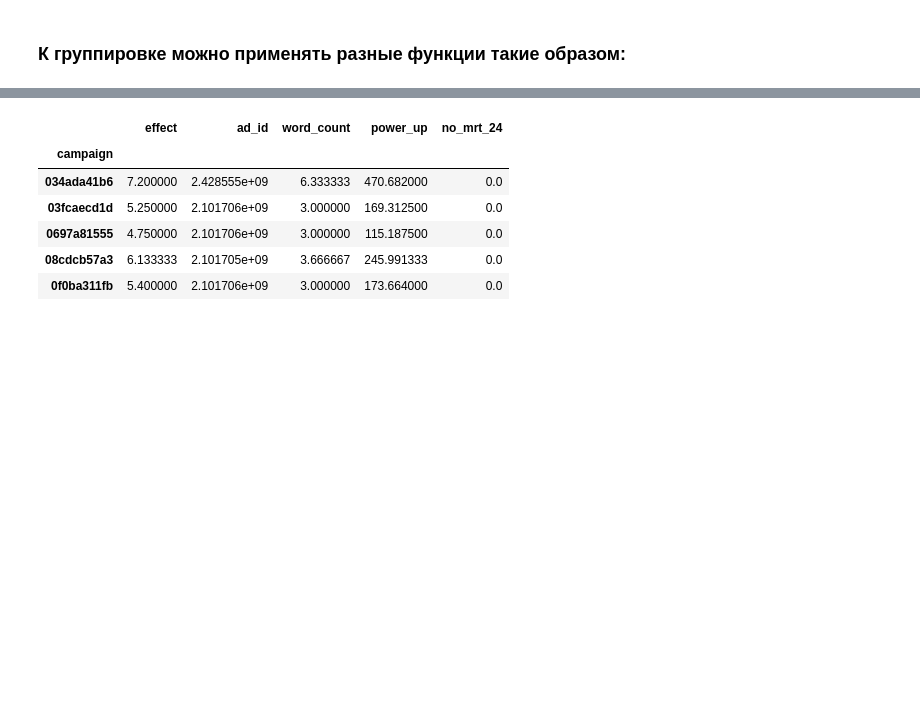
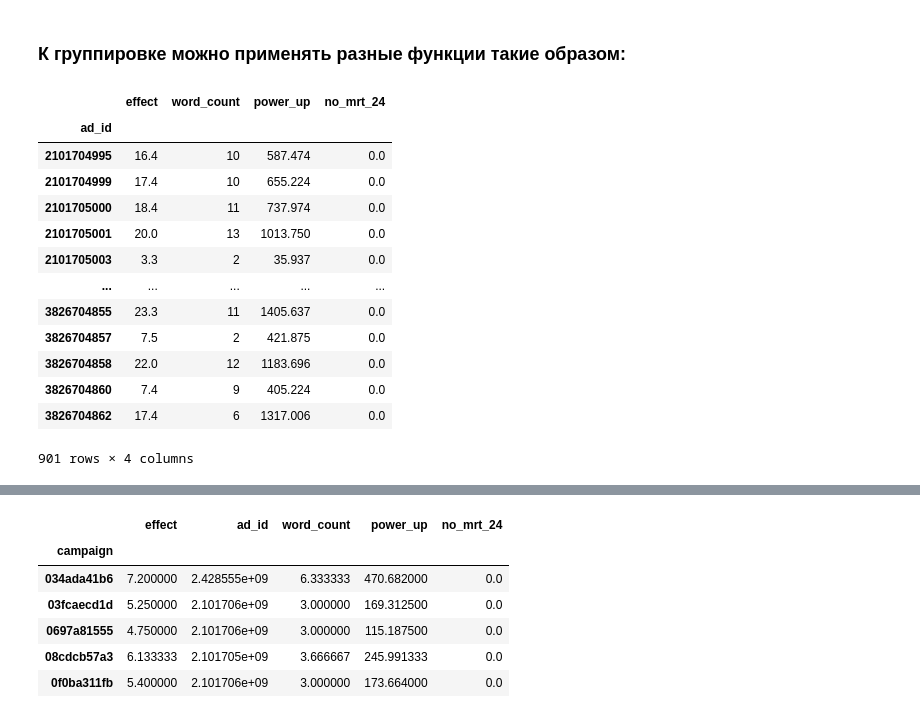
Before and after one commit to SenyaProgramist/netology, a Jupyter notebook: Python_11_pandas_functions_groupby/Python_11_pandas_functions_groupby.ipynb, the cells around one changed output, grey strips where cells are left out. Saved outputs shown, nothing was run; the diff lists cells and outputs as text; code cells hidden in the pictures; blank space fills up the shorter version.

```diff
--- a/Python_11_pandas_functions_groupby/Python_11_pandas_functions_groupby.ipynb
+++ b/Python_11_pandas_functions_groupby/Python_11_pandas_functions_groupby.ipynb
@@ -401,6 +415,23 @@ stats.groupby('campaign').count().reset_index().head()
 | 4 | 0f0ba311fb | 2 | 2 | 2 | 2 | 2 | 2 | 2 | 2 | 2 | ... |
 # %% [markdown]
 ### К группировке можно применять разные функции такие образом:
+# %%
+stats.groupby('ad_id').sum()
+# %% [output]
+|  | effect | word_count | power_up | no_mrt_24 |
+| ad_id |  |  |  |  |
+| 2101704995 | 16.4 | 10 | 587.474 | 0.0 |
+| 2101704999 | 17.4 | 10 | 655.224 | 0.0 |
+| 2101705000 | 18.4 | 11 | 737.974 | 0.0 |
+| 2101705001 | 20.0 | 13 | 1013.750 | 0.0 |
+| 2101705003 | 3.3 | 2 | 35.937 | 0.0 |
+| ... | ... | ... | ... | ... |
+| 3826704855 | 23.3 | 11 | 1405.637 | 0.0 |
+| 3826704857 | 7.5 | 2 | 421.875 | 0.0 |
+| 3826704858 | 22.0 | 12 | 1183.696 | 0.0 |
+| 3826704860 | 7.4 | 9 | 405.224 | 0.0 |
+| 3826704862 | 17.4 | 6 | 1317.006 | 0.0 |
+901 rows × 4 columns
 # %%
 obj = stats.groupby('campaign')
 # %%
```
Also changed, not shown: parts of 3 cells of this notebook, 30 other files.
